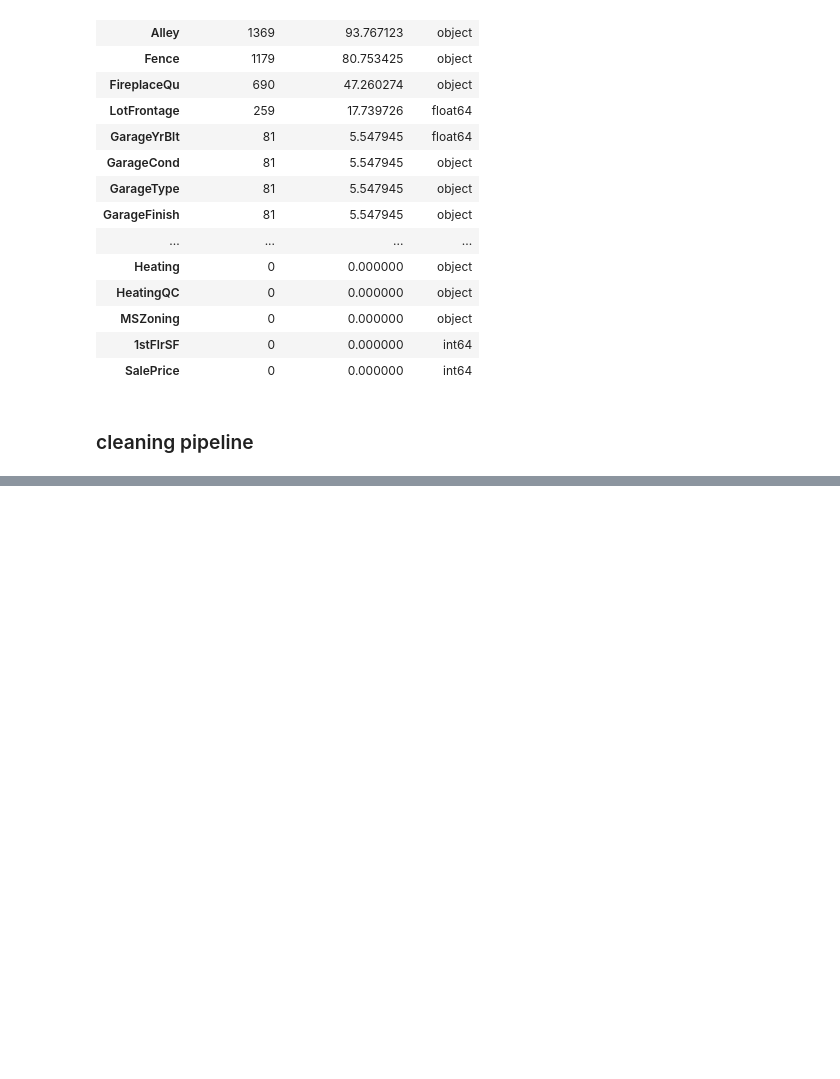
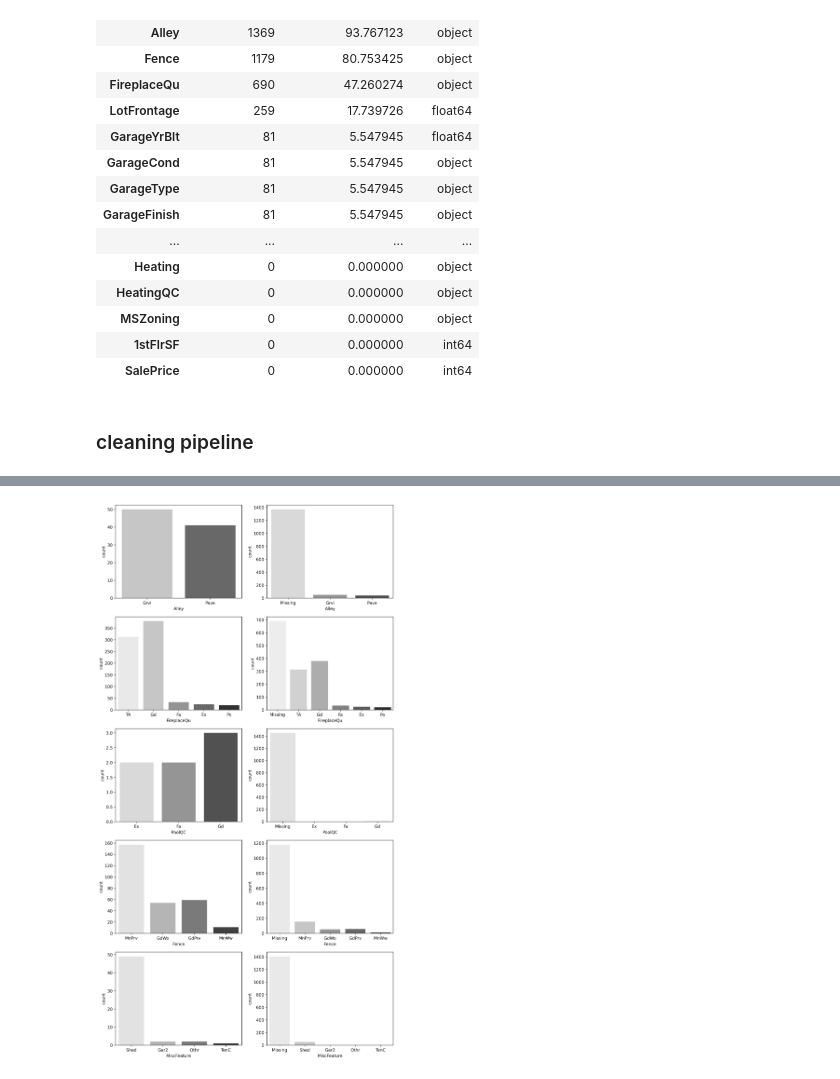
Before and after one commit to ashen007/HousePricePrediction, a Jupyter notebook: cleaning/notebooks/cleaning pipeline.ipynb, the cells around one changed output, grey strips where cells are left out. Drawn from its saved outputs; the diff is of its cells as text; code cells hidden in the pictures; blank space fills up the shorter version.

```diff
--- a/cleaning/notebooks/cleaning pipeline.ipynb
+++ b/cleaning/notebooks/cleaning pipeline.ipynb
@@ -104,0 +100,20 @@ array([dtype('int64'), dtype('O'), dtype('float64'), dtype('int64'),
+# %%
+impute_most_missing_cat = imputation.CategoricalImputer(variables=list(missing_most_cat_var.index.values))
+trans_cat = impute_most_missing_cat.fit_transform(house_train_data)
+# %%
+fig, axes = plt.subplots(nrows=5, ncols=2, figsize=[12, 24], dpi=300)
+
+for i in range(axes.shape[0]):
+    sns.countplot(x=house_train_data[missing_most_cat_var.index.values[i]],
+                  palette='Greys',
+                  ax=axes[i,0])
+
+for i in range(axes.shape[0]):
+    sns.countplot(x=trans_cat[missing_most_cat_var.index.values[i]],
+                  palette='Greys',
+                  ax=axes[i,1])
+
+plt.savefig('../graph/class_balance_after.png')
+plt.show()
+# %% [output]
+[figure, added]
```
Also changed, not shown: parts of 4 cells of this notebook, 1 other file.
